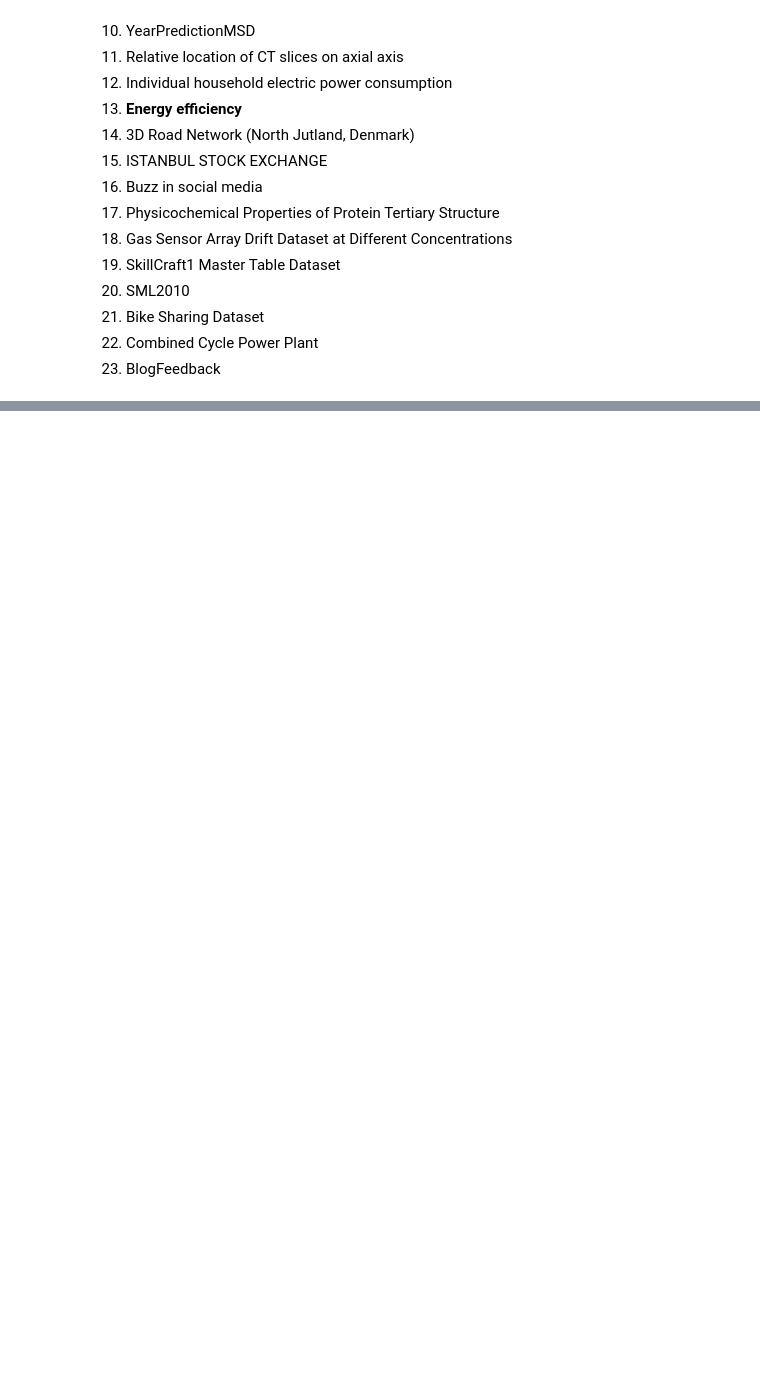
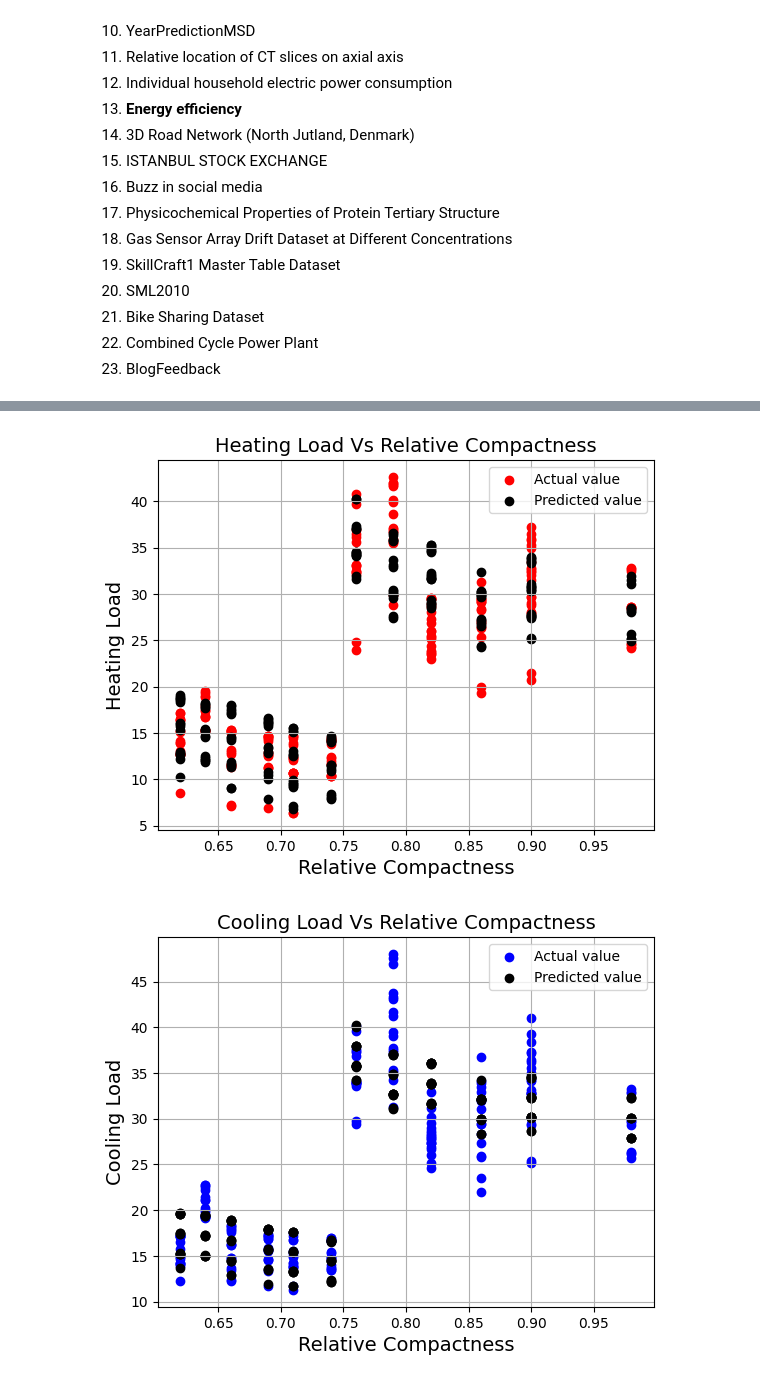
Before and after one commit to Scrath1/ml, a Jupyter notebook: ml_course_en/assignments/Assignment 02_Linear_regression_regul_poly.ipynb, the cells around one changed output, grey strips where cells are left out. Drawn from its saved outputs; the diff is of its cells as text; code cells hidden in the pictures; blank space fills up the shorter version.

```diff
--- a/ml_course_en/assignments/Assignment 02_Linear_regression_regul_poly.ipynb
+++ b/ml_course_en/assignments/Assignment 02_Linear_regression_regul_poly.ipynb
@@ -93,0 +107,10 @@ print(model_tree.feature_importances_)
+# %%
+prediction = model.predict(data_test_X)
+
+# The coefficients
+print('Coefficients: \n', model.coef_)
+# The mean squared error
+print("Mean squared error: %.2f"
+      % mean_squared_error(data_test_y, prediction))
+# Explained variance score: 1 is perfect prediction
+print('Variance score: %.2f' % r2_score(data_test_y, prediction)) # 100% is perfect correlation => perfect model
@@ -93,0 +125,37 @@ print(model_tree.feature_importances_)
+# %%
+pred_1 = []
+pred_2 = []
+for i in range(0,len(prediction)):
+    pred_1.append(prediction[i][0])
+    pred_2.append(prediction[i][1])
+# %%
+plt.scatter(data_test_X[features[0]], data_test_y[targets[0]], color='red', label="Actual value")
+plt.scatter(data_test_X[features[0]], pred_1, color='black', label="Predicted value")
+#plt.plot(data_test_X[features[0]], prediction)
+plt.title('Heating Load Vs Relative Compactness', fontsize=14)
+plt.xlabel('Relative Compactness', fontsize=14)
+plt.ylabel('Heating Load', fontsize=14)
+plt.grid(True)
+plt.legend(loc="best")
+plt.show()
+
+plt.scatter(data_test_X[features[0]], data_test_y[targets[1]], color='blue', label="Actual value")
+plt.scatter(data_test_X[features[0]], pred_2, color='black', label="Predicted value")
+plt.title('Cooling Load Vs Relative Compactness', fontsize=14)
+plt.xlabel('Relative Compactness', fontsize=14)
+plt.ylabel('Cooling Load', fontsize=14)
+plt.grid(True)
+plt.legend(loc="best")
+plt.show()
+
+plt.scatter(data_test_X[features[4]], data_test_y[targets[1]], color='blue', label="Actual value")
+plt.scatter(data_test_X[features[4]], pred_2, color='black', label="Predicted value")
+plt.title('Cooling Load Vs Overall Height', fontsize=14)
+plt.xlabel('Overall Height', fontsize=14)
+plt.ylabel('Cooling Load', fontsize=14)
+plt.grid(True)
+plt.legend(loc="best")
+plt.show()
+# %% [output]
+[figure, added]
+[figure, added]
```
Also changed, not shown: parts of 10 cells of this notebook.
